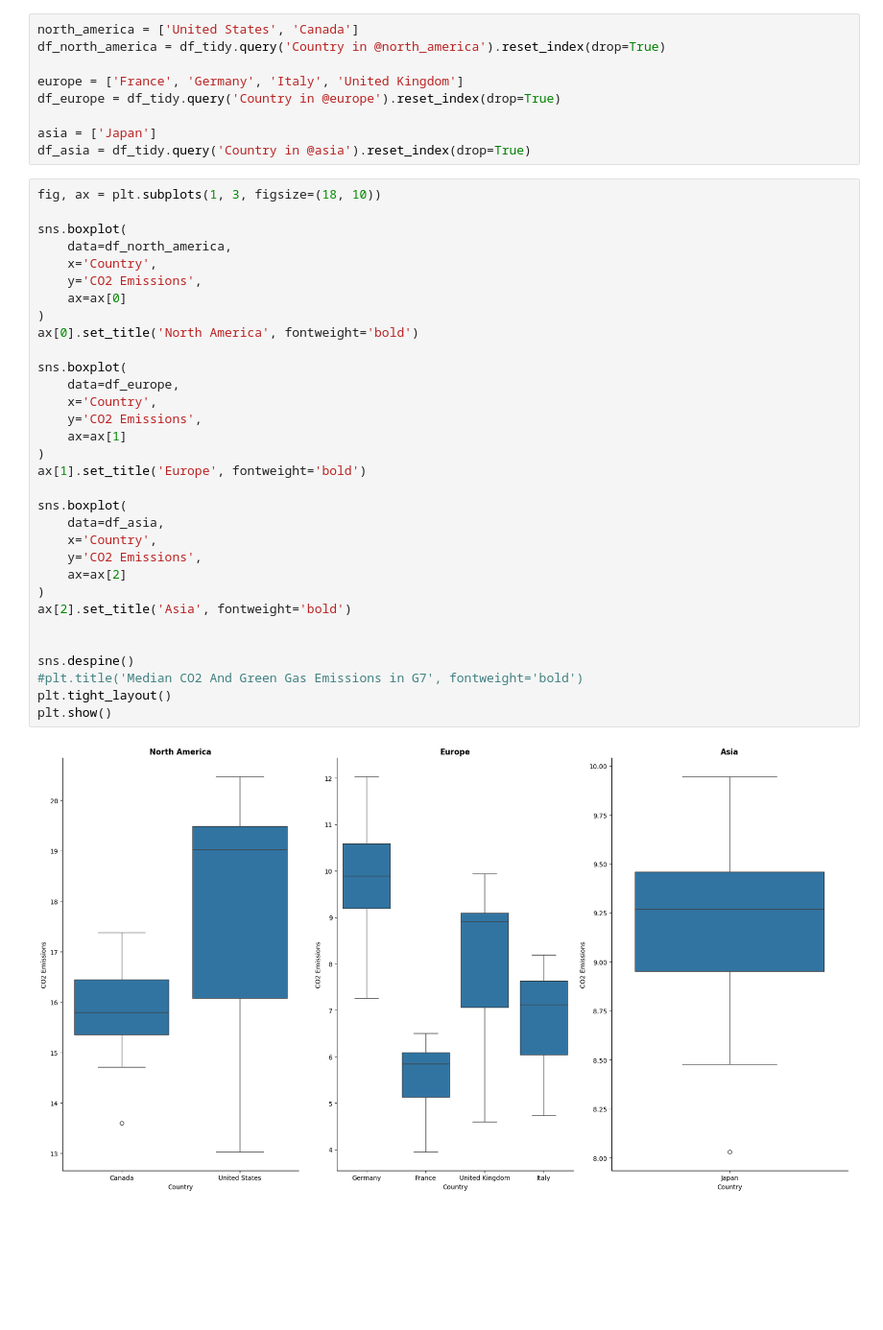
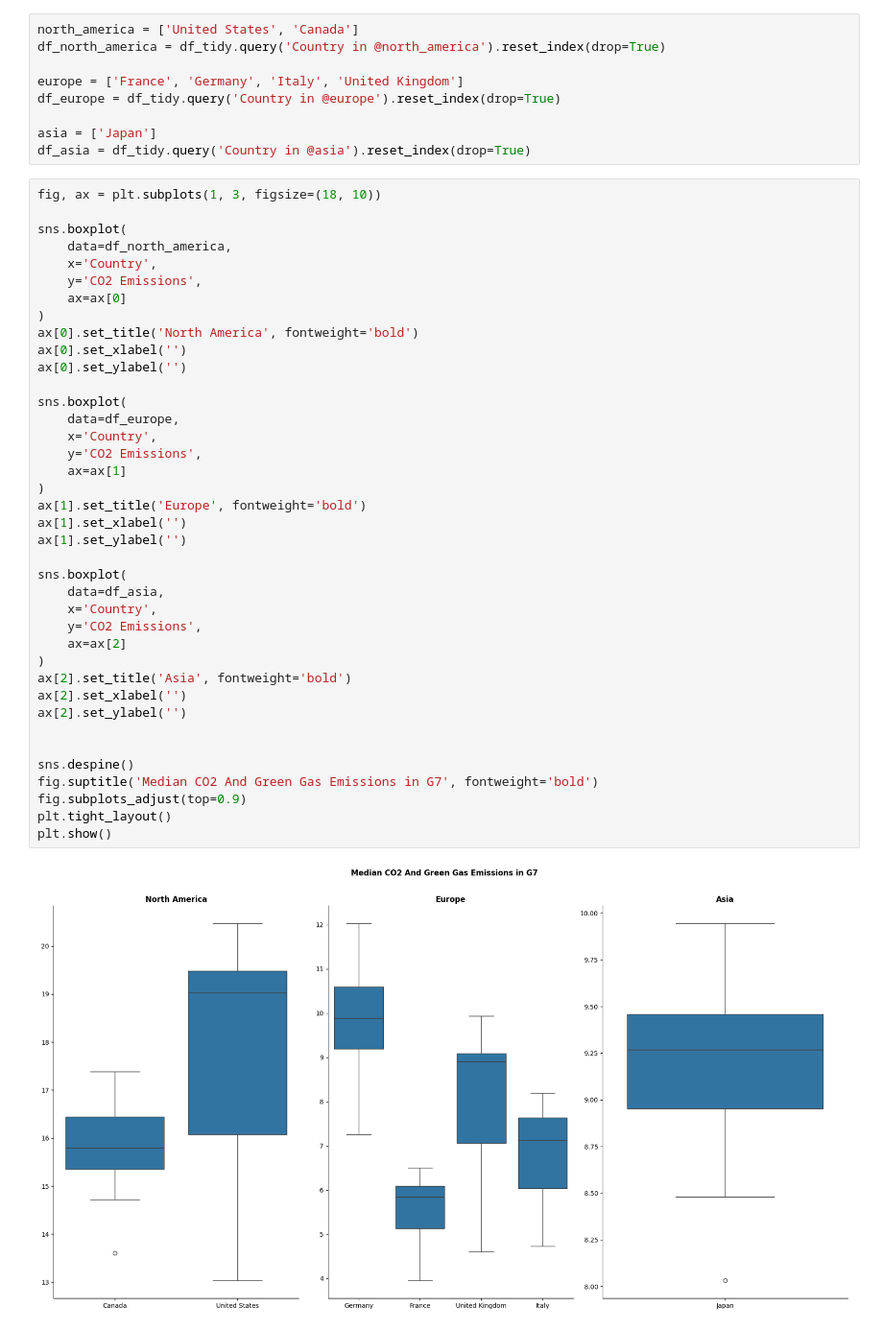
Before and after one commit to LazaroDamasceno/Data-Analyses-And-Plotting, a Jupyter notebook: world_bank/co2_greengas_emissions/g7/boxplot_median_co2_greengas_emissions_g7_per_decade copy.ipynb, the cells around one changed output. Shown at 96% size. Cells and saved outputs as stored; diff of their text form; blank space fills up the shorter version.

```diff
--- a/world_bank/co2_greengas_emissions/g7/boxplot_median_co2_greengas_emissions_g7_per_decade copy.ipynb
+++ b/world_bank/co2_greengas_emissions/g7/boxplot_median_co2_greengas_emissions_g7_per_decade copy.ipynb
@@ -56,32 +56,39 @@ fig, ax = plt.subplots(1, 3, figsize=(18, 10))
 
 sns.boxplot(
     data=df_north_america,
     x='Country',
     y='CO2 Emissions',
     ax=ax[0]
 )
 ax[0].set_title('North America', fontweight='bold')
+ax[0].set_xlabel('')
+ax[0].set_ylabel('')
 
 sns.boxplot(
     data=df_europe,
     x='Country',
     y='CO2 Emissions',
     ax=ax[1]
 )
 ax[1].set_title('Europe', fontweight='bold')
+ax[1].set_xlabel('')
+ax[1].set_ylabel('')
 
 sns.boxplot(
     data=df_asia,
     x='Country',
     y='CO2 Emissions',
     ax=ax[2]
 )
 ax[2].set_title('Asia', fontweight='bold')
+ax[2].set_xlabel('')
+ax[2].set_ylabel('')
 
 
 sns.despine()
-#plt.title('Median CO2 And Green Gas Emissions in G7', fontweight='bold')
+fig.suptitle('Median CO2 And Green Gas Emissions in G7', fontweight='bold')
+fig.subplots_adjust(top=0.9)
 plt.tight_layout()
 plt.show()
 # %% [output]
-[figure, old version]
+[figure, new version]
```
